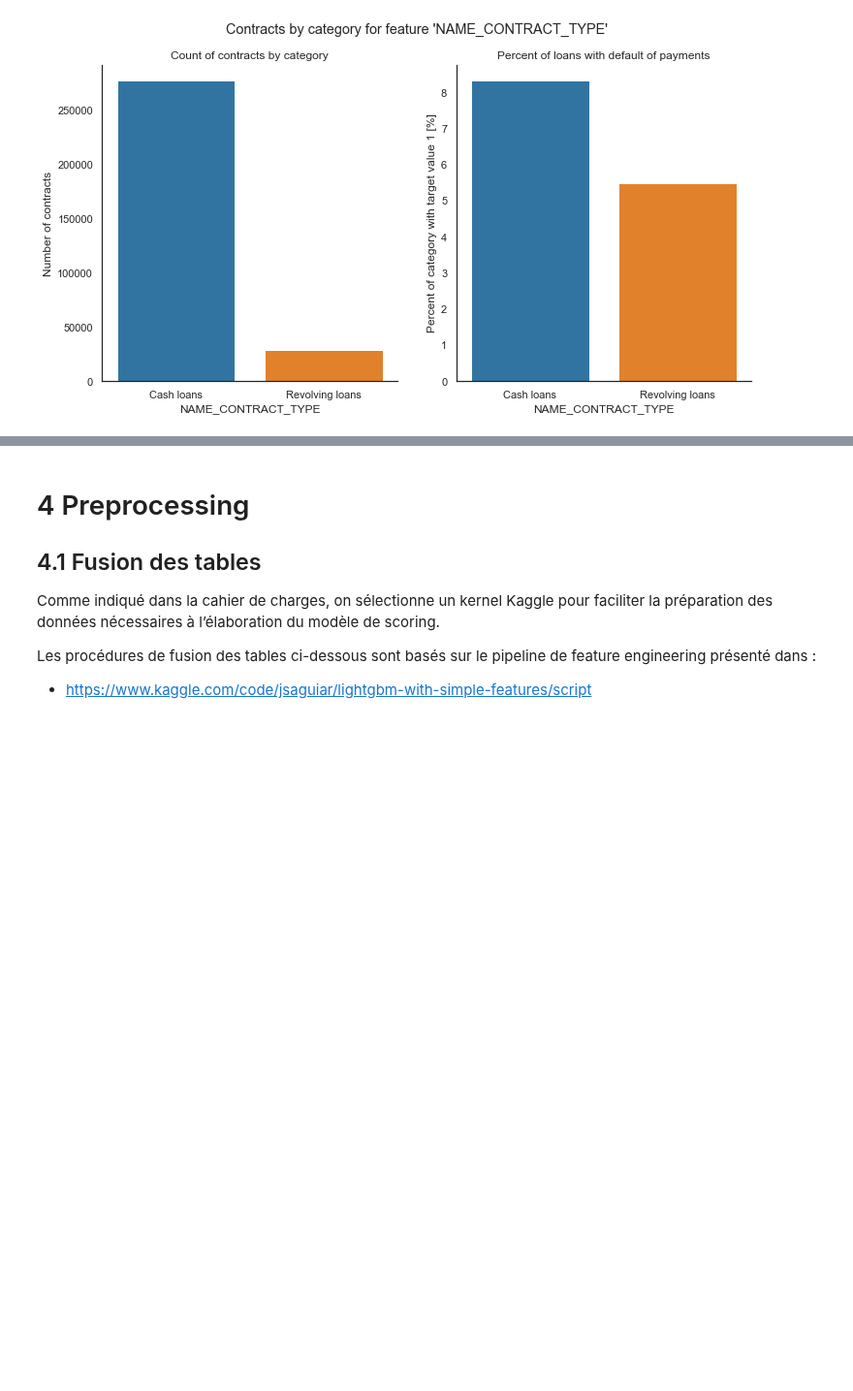
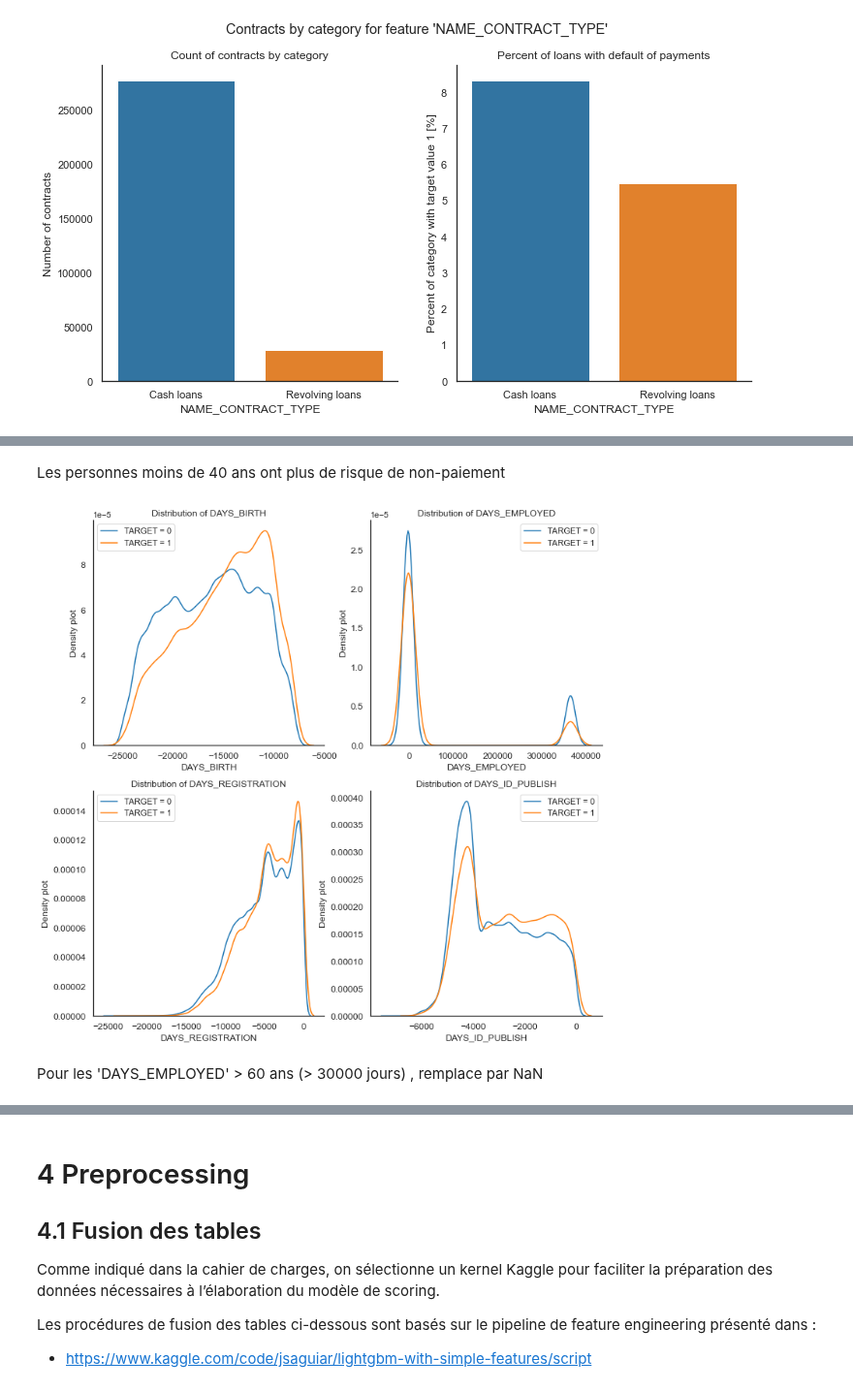
Before and after one commit to mrcreasey/oc-ds-p7-scoring-dashboard, a Jupyter notebook: code/P7_eda_nettoyage.ipynb, the cells around one changed output, grey strips where cells are left out. Shown at 97% size. Drawn from its saved outputs; the diff is of its cells as text; code cells hidden in the pictures; blank space fills up the shorter version.

```diff
--- a/code/P7_eda_nettoyage.ipynb
+++ b/code/P7_eda_nettoyage.ipynb
@@ -475,0 +509,18 @@ to_png()
+# %% [markdown]
+Les personnes moins de 40 ans ont plus de risque de non-paiement
+# %%
+# Plot distribution of multiple features, with TARGET = 1/0 on the same graph
+def plot_distributions(df: pd.DataFrame, features: list, nrow=2):
+
+    fig, ax = plt.subplots(nrow, 2, figsize=(12, 6*nrow))
+
+    for i, feature in enumerate(features):
+        ax = plt.subplot(nrow, 2, i+1)
+        plot_distribution_comp(df, feature, ax)
+
+
+plot_distributions(app_train, ['DAYS_BIRTH', 'DAYS_EMPLOYED', 'DAYS_REGISTRATION', 'DAYS_ID_PUBLISH'])
+# %% [output]
+[figure, added]
+# %% [markdown]
+Pour les 'DAYS_EMPLOYED' > 60 ans (> 30000 jours) , remplace par NaN
```
Also changed, not shown: parts of 10 cells of this notebook.
